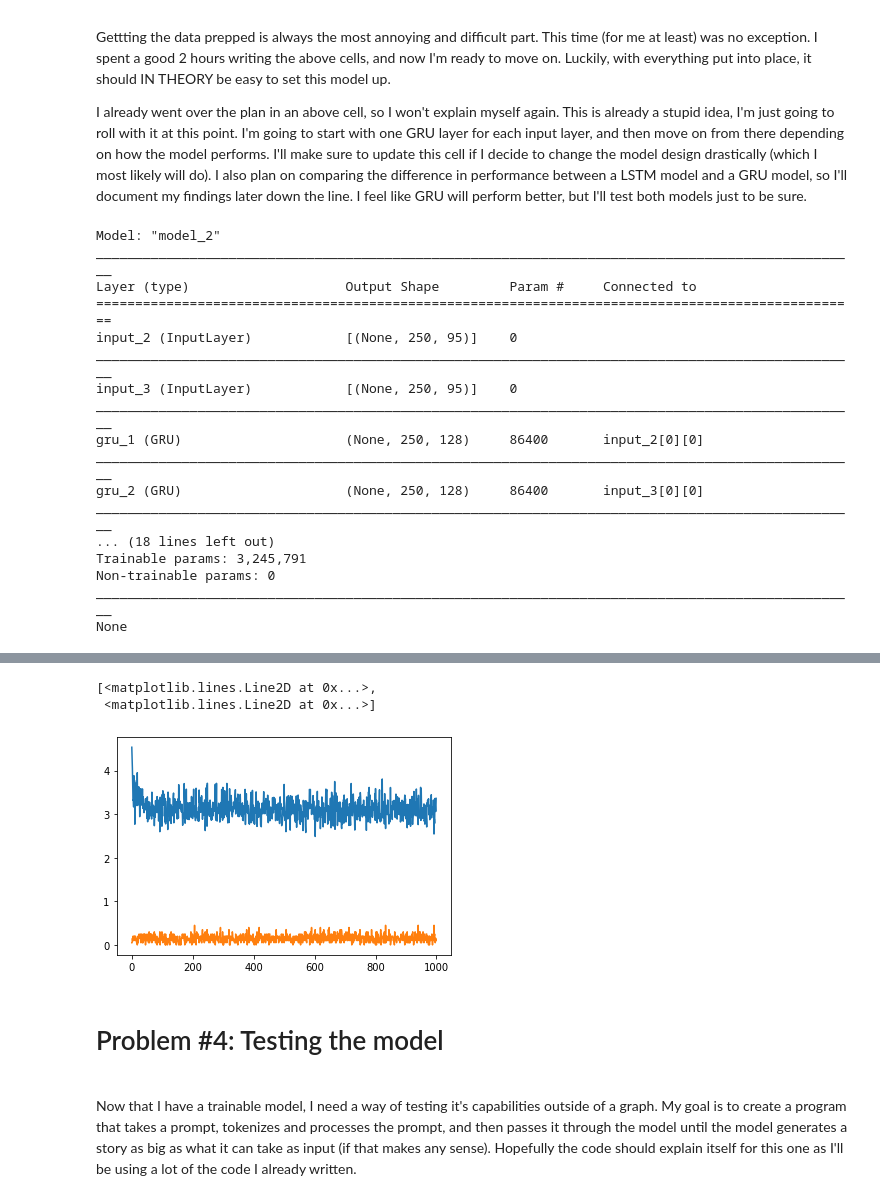
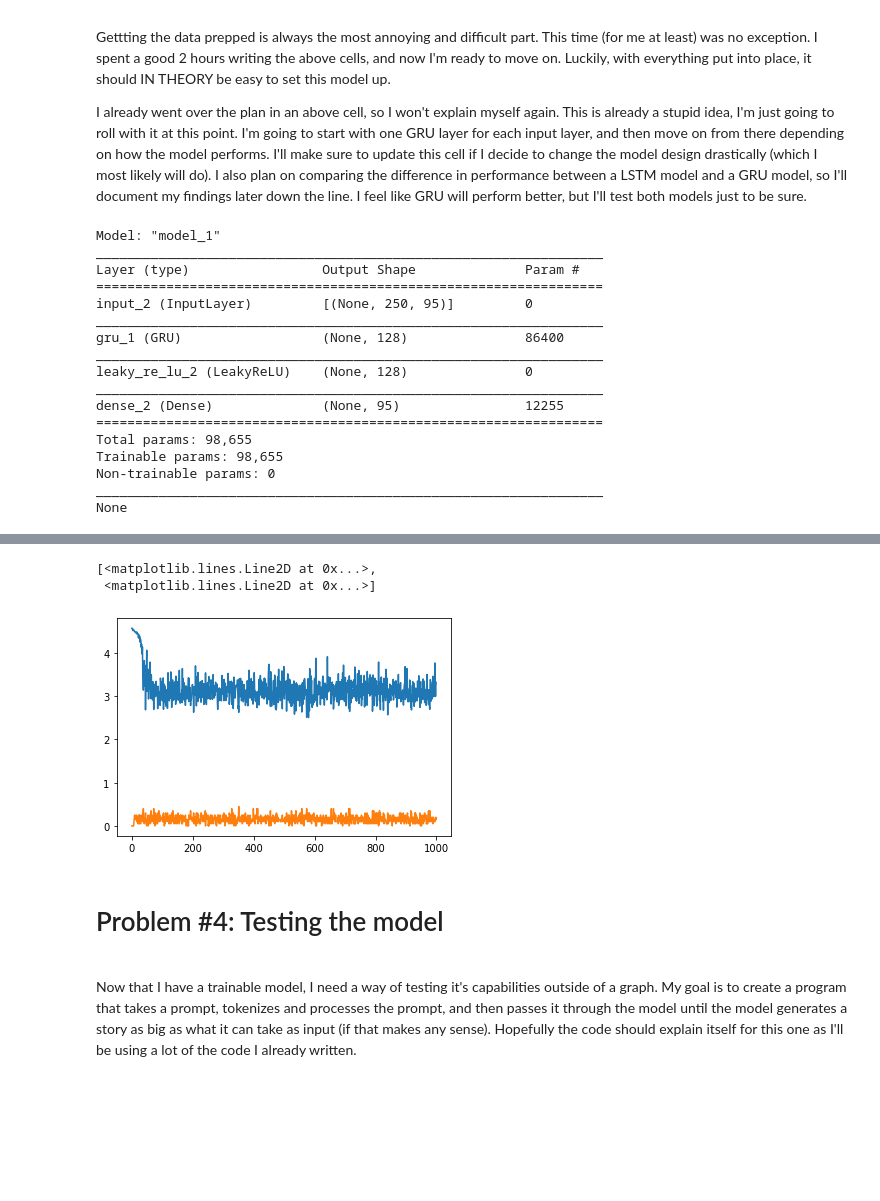
Before and after one commit to CodeSample15/TextGenerationTest, a Jupyter notebook: Spongebob Episode Generator.ipynb, the cells around one changed output, grey strips where cells are left out. Drawn from its saved outputs; the diff is of its cells as text; code cells hidden in the pictures; blank space fills up the shorter version.

Commit message:
Added a simpler model

```diff
--- a/Spongebob Episode Generator.ipynb
+++ b/Spongebob Episode Generator.ipynb
@@ -255,6 +255,18 @@ def GRUModel():
     z = Model(inputs=[x_in, y_in], outputs=z)
     return z
 
+def TestModel():
+    #transcript input
+    x_in = Input(shape=(MAX_SEQ_LEN, len(lib)))
+
+    x = GRU(128)(x_in)
+    x = LeakyReLU()(x)
+
+    x = Dense(len(lib), activation='softmax')(x)
+
+    z = Model(inputs=x_in, outputs=x)
+    return z
+
 def LSTMModel():
     #transcript input
     x_in = Input(shape=(MAX_SEQ_LEN))
@@ -290,28 +302,28 @@ def LSTMModel():
     z = Model(inputs=[x_in, y_in], outputs=z)
     return z
 # %%
-model = GRUModel()
+model = TestModel()
 
 opt = Adam(learning_rate=0.0005)
 model.compile(loss='categorical_crossentropy', optimizer=opt, metrics=['accuracy'])
 print(model.summary())
 # %% [output]
-Model: "model_2"
-__________________________________________________________________________________________________
-Layer (type)                    Output Shape         Param #     Connected to
-==================================================================================================
-input_2 (InputLayer)            [(None, 250, 95)]    0
-__________________________________________________________________________________________________
-input_3 (InputLayer)            [(None, 250, 95)]    0
-__________________________________________________________________________________________________
-gru_1 (GRU)                     (None, 250, 128)     86400       input_2[0][0]
-__________________________________________________________________________________________________
-gru_2 (GRU)                     (None, 250, 128)     86400       input_3[0][0]
-__________________________________________________________________________________________________
-... (18 lines left out)
-Trainable params: 3,245,791
+Model: "model_1"
+_________________________________________________________________
+Layer (type)                 Output Shape              Param #
+=================================================================
+input_2 (InputLayer)         [(None, 250, 95)]         0
+_________________________________________________________________
+gru_1 (GRU)                  (None, 128)               86400
+_________________________________________________________________
+leaky_re_lu_2 (LeakyReLU)    (None, 128)               0
+_________________________________________________________________
+dense_2 (Dense)              (None, 95)                12255
+=================================================================
+Total params: 98,655
+Trainable params: 98,655
 Non-trainable params: 0
-__________________________________________________________________________________________________
+_________________________________________________________________
 None
 # %%
 #fitting the model (please god please work please)
@@ -327,7 +339,7 @@ for i in range(epochs):
     X1, X2, Y = get_dataset(batch_size, MAX_SEQ_LEN)
 
     #train the network
-    loss = model.train_on_batch([X1, X2], Y)
+    loss = model.train_on_batch(X1, Y)
     losses.append(loss)
 
     clear_output(wait=True)
@@ -341,7 +353,7 @@ Epoch 1000/1000: LOSS=3.3619163036346436    ACC=0.10000000149011612
 Finished
 [<matplotlib.lines.Line2D at 0x...>,
  <matplotlib.lines.Line2D at 0x...>]
-[figure, old version]
+[figure, new version]
 # %% [markdown]
 <h1>Problem #4: Testing the model</h1>
 <br></br>
```
Also changed, not shown: parts of 1 cell of this notebook.
